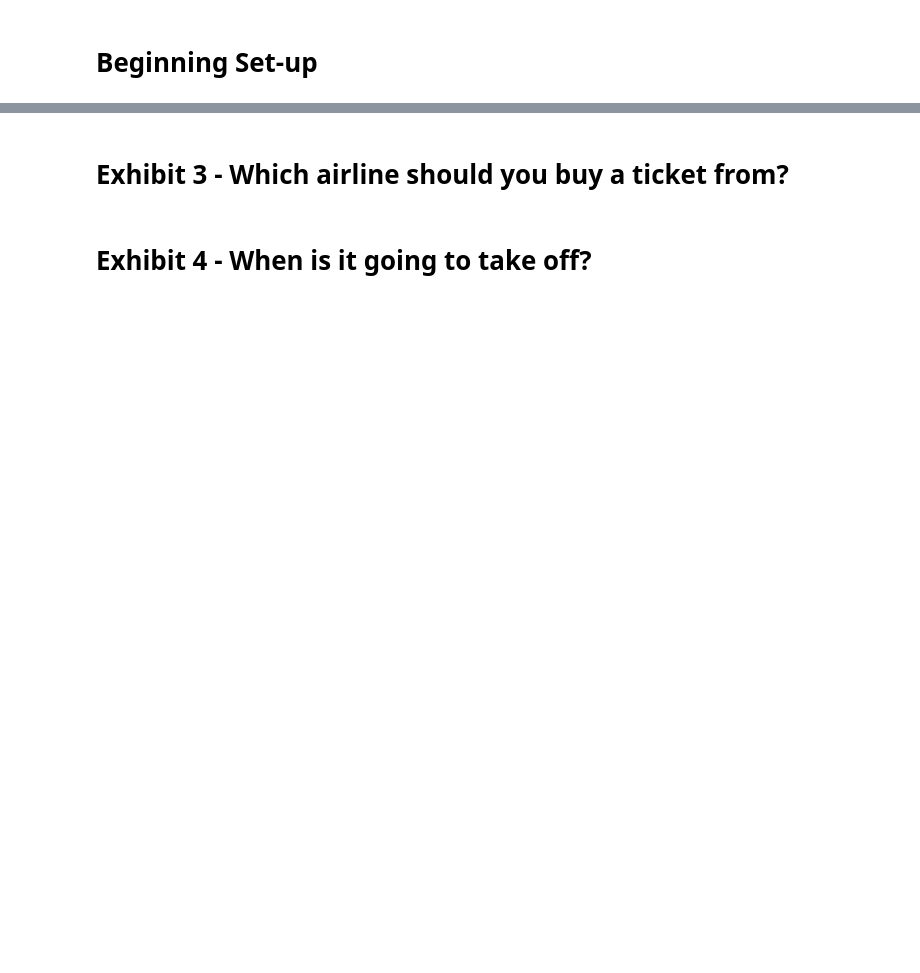
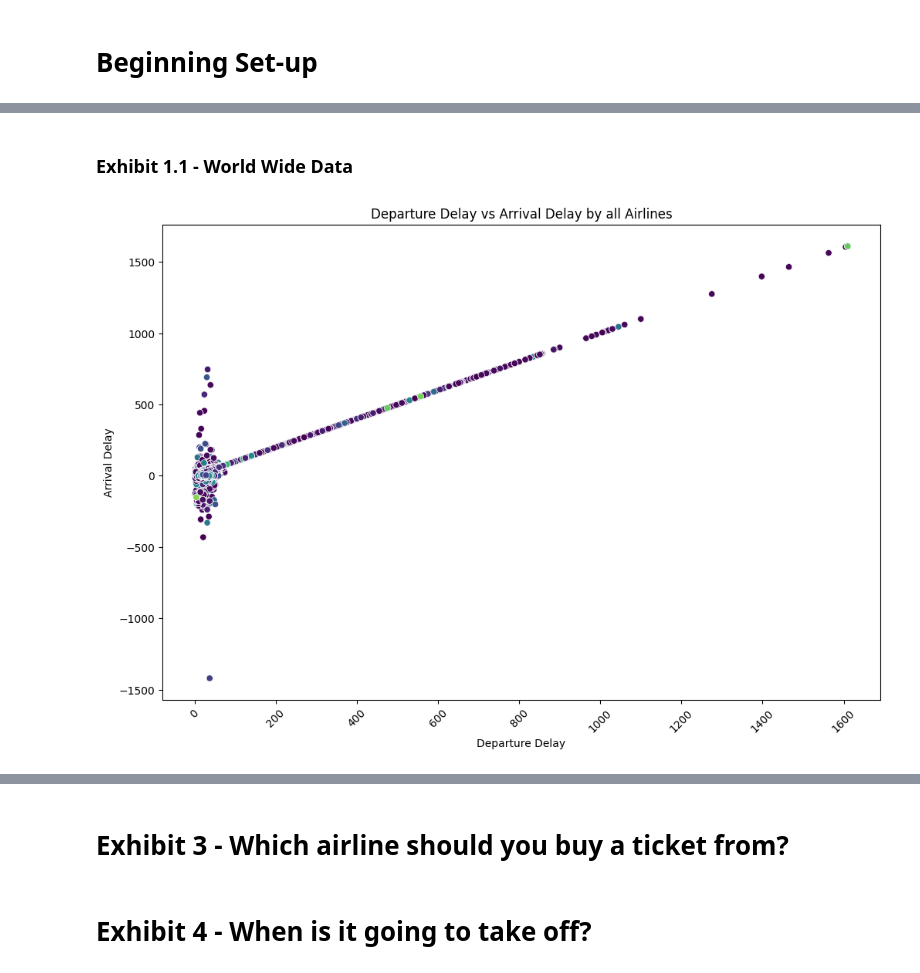
Before and after one commit to lse-ds105/ds105a-project-turkey-duck-and-fish, a Jupyter notebook: Code(src)/pplot-jan27.ipynb, the cells around one changed output, grey strips where cells are left out. Saved outputs shown, nothing was run; the diff lists cells and outputs as text; code cells hidden in the pictures; blank space fills up the shorter version.

Commit message:
cleaned up exhibit formatting

```diff
--- a/Code(src)/pplot-jan27.ipynb
+++ b/Code(src)/pplot-jan27.ipynb
@@ -24,9 +11,10 @@ print(df['Airline Company'].unique())
 # %%
-# only need to run once
-df['delay in mins'] = pd.to_numeric(df['delay in mins'].str.replace("'delay':", ''), errors='coerce')
+df['Airline Company'] = df['Airline Company'].str.replace("'name': '", '').str.replace("'", '')
+
+df['delay in mins'] = pd.to_numeric(df['delay in mins'].replace("'delay':", ''), errors='coerce')
 
 df['departure airport IATA'] = df['departure airport IATA'].str.replace("'iataCode': '", '').astype(str)
 
 df['arrival airport IATA'] = df['arrival airport IATA'].str.replace("'iataCode': '", '').astype(str)
 
-df['estimatedDelay'] = pd.to_numeric(df['estimatedDelay'].str.replace("'delay':", ''), errors='coerce')
+df['estimatedDelay'] = pd.to_numeric(df['estimatedDelay'].replace("'delay':", ''), errors='coerce')
@@ -36,0 +29,23 @@ df['estimatedDelay'] = pd.to_numeric(df['estimatedDelay'].str.replace("'delay':"
+# %% [markdown]
+### Exhibit 1.1 - World Wide Data
+# %%
+import seaborn as sns
+import matplotlib.pyplot as plt
+
+x_column = 'delay in mins'
+y_column = 'estimatedDelay'
+
+# Plot the data
+plt.figure(figsize=(12, 8))
+sns.scatterplot(x=x_column, y=y_column, hue='Airline Company', data=df, palette='viridis')
+plt.xlabel('Departure Delay')
+plt.ylabel('Arrival Delay')
+plt.title(f'Departure Delay vs Arrival Delay by all Airlines')
+plt.xticks(rotation=45)
+
+plt.legend().set_visible(False) # We don't need to know all the airport in the data set, since there are so many of them that we can't really keep
+# track anyways
+
+plt.show()
+# %% [output]
+[figure, added]
```
Also changed, not shown: parts of 17 cells of this notebook.
